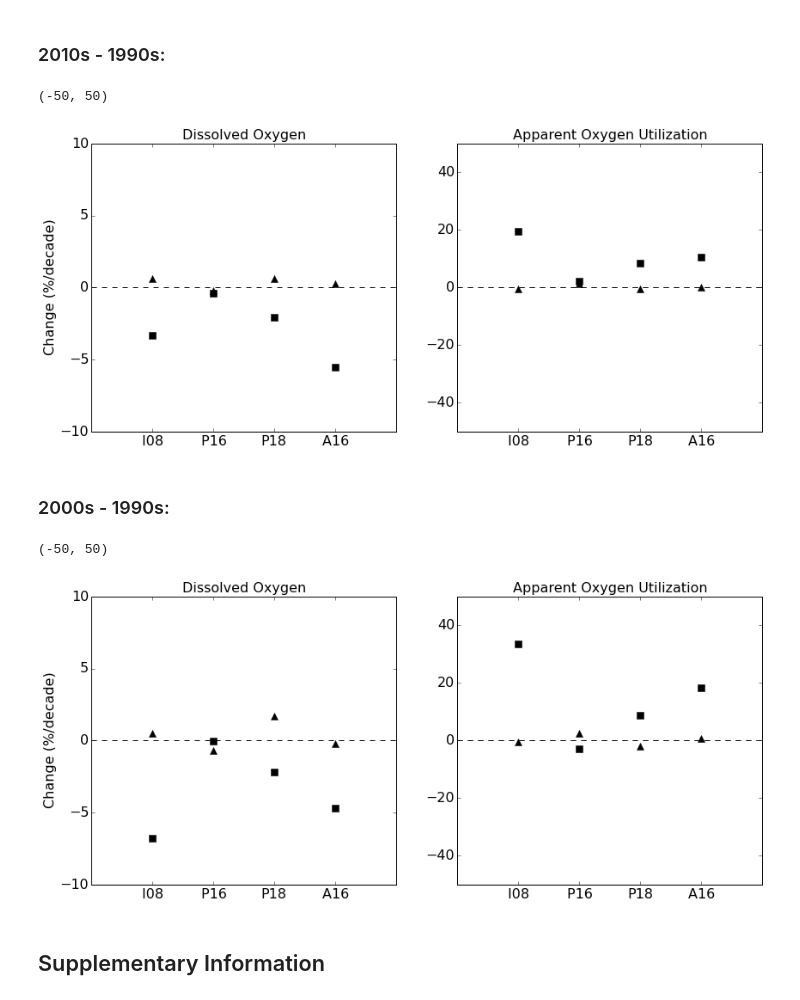
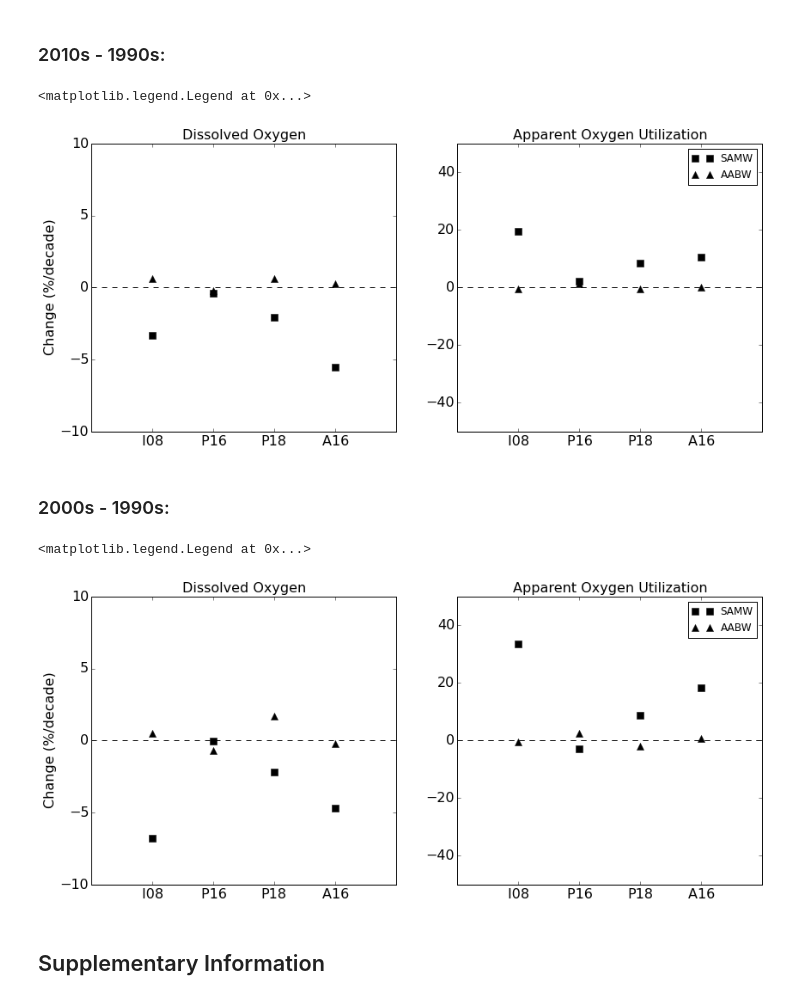
Before and after one commit to jthom143/age_oxygen_project, a Jupyter notebook: code/Southern_Ocean_Oxygen_Trends.ipynb, the cells around one changed output. Cells and saved outputs as stored; diff of their text form; code cells hidden in the pictures.

Commit message:
added legend

```diff
--- a/code/Southern_Ocean_Oxygen_Trends.ipynb
+++ b/code/Southern_Ocean_Oxygen_Trends.ipynb
@@ -265,37 +265,38 @@ plt.plot(3, data_total[6]*100, marker='^', color='black',markersize=ms,ls='')
 plt.plot(4, data_total[7]*100, marker='^', color='black',markersize=ms,ls='')
 
 
 plt.axhline(0, ls = '--', color = 'k')
 plt.xticks(ind, labels, fontsize = fs)
 plt.yticks(fontsize = 16)
 plt.xlim([0, 5])
 plt.ylim([-10, 10])
 plt.ylabel('Change (%/decade)', fontsize = 16)
 plt.title('Dissolved Oxygen', fontsize = 16)
 
 
 
 plt.subplot(1,2,2)
 plt.title('Apparent Oxygen Utilization', fontsize = 16)
 plt.axhline(0, ls = '--', color = 'k')
 
-plt.plot(1, data_aou[0]*100, marker='s', color='black',markersize=ms,ls='')
+plt.plot(1, data_aou[0]*100, marker='s', color='black',markersize=ms,ls='', label = 'SAMW')
 plt.plot(2, data_aou[1]*100, marker='s', color='black',markersize=ms,ls='')
 plt.plot(3, data_aou[2]*100, marker='s', color='black',markersize=ms,ls='')
 plt.plot(4, data_aou[3]*100, marker='s', color='black',markersize=ms,ls='')
 
-plt.plot(1, data_aou[4]*100, marker='^', color='black',markersize=ms,ls='')
+plt.plot(1, data_aou[4]*100, marker='^', color='black',markersize=ms,ls='', label = 'AABW')
 plt.plot(2, data_aou[5]*100, marker='^', color='black',markersize=ms,ls='')
 plt.plot(3, data_aou[6]*100, marker='^', color='black',markersize=ms,ls='')
 plt.plot(4, data_aou[7]*100, marker='^', color='black',markersize=ms,ls='')
 plt.axhline(0, ls = '--', color = 'k')
 plt.xticks(ind, labels, fontsize = fs)
 plt.yticks(fontsize = 16)
 plt.xlim([0, 5])
 plt.ylim([-50, 50])
+plt.legend()
 # %% [output]
-(-50, 50)
+<matplotlib.legend.Legend at 0x...>
-[figure, old version]
+[figure, new version]
 # %% [markdown]
 ### 2000s - 1990s:
 # %%
@@ -332,12 +333,12 @@ space = 0.15
 labels = [ ' ','I08 ', 'P16 ', 'P18', 'A16 ']
 fs = 16
 plt.subplot(1,2,1)
-plt.plot(1, data_total[0]*100, marker='s', color='black',markersize=ms,ls='')
+plt.plot(1, data_total[0]*100, marker='s', color='black',markersize=ms,ls='', label = 'SAMW')
 plt.plot(2, data_total[1]*100, marker='s', color='black',markersize=ms,ls='')
 plt.plot(3, data_total[2]*100, marker='s', color='black',markersize=ms,ls='')
 plt.plot(4, data_total[3]*100, marker='s', color='black',markersize=ms,ls='')
 
-plt.plot(1, data_total[4]*100, marker='^', color='black',markersize=ms,ls='')
+plt.plot(1, data_total[4]*100, marker='^', color='black',markersize=ms,ls='', label = 'AABW')
 plt.plot(2, data_total[5]*100, marker='^', color='black',markersize=ms,ls='')
 plt.plot(3, data_total[6]*100, marker='^', color='black',markersize=ms,ls='')
 plt.plot(4, data_total[7]*100, marker='^', color='black',markersize=ms,ls='')
@@ -356,12 +357,12 @@ plt.subplot(1,2,2)
 plt.title('Apparent Oxygen Utilization', fontsize = 16)
 plt.axhline(0, ls = '--', color = 'k')
 
-plt.plot(1, data_aou[0]*100, marker='s', color='black',markersize=ms,ls='')
+plt.plot(1, data_aou[0]*100, marker='s', color='black',markersize=ms,ls='', label = 'SAMW')
 plt.plot(2, data_aou[1]*100, marker='s', color='black',markersize=ms,ls='')
 plt.plot(3, data_aou[2]*100, marker='s', color='black',markersize=ms,ls='')
 plt.plot(4, data_aou[3]*100, marker='s', color='black',markersize=ms,ls='')
 
-plt.plot(1, data_aou[4]*100, marker='^', color='black',markersize=ms,ls='')
+plt.plot(1, data_aou[4]*100, marker='^', color='black',markersize=ms,ls='', label = 'AABW')
 plt.plot(2, data_aou[5]*100, marker='^', color='black',markersize=ms,ls='')
 plt.plot(3, data_aou[6]*100, marker='^', color='black',markersize=ms,ls='')
 plt.plot(4, data_aou[7]*100, marker='^', color='black',markersize=ms,ls='')
@@ -370,9 +371,10 @@ plt.xticks(ind, labels, fontsize = fs)
 plt.yticks(fontsize = 16)
 plt.xlim([0, 5])
 plt.ylim([-50, 50])
+plt.legend()
 # %% [output]
-(-50, 50)
+<matplotlib.legend.Legend at 0x...>
-[figure, old version]
+[figure, new version]
 # %% [markdown]
 ## Supplementary Information
 # %% [markdown]
```
